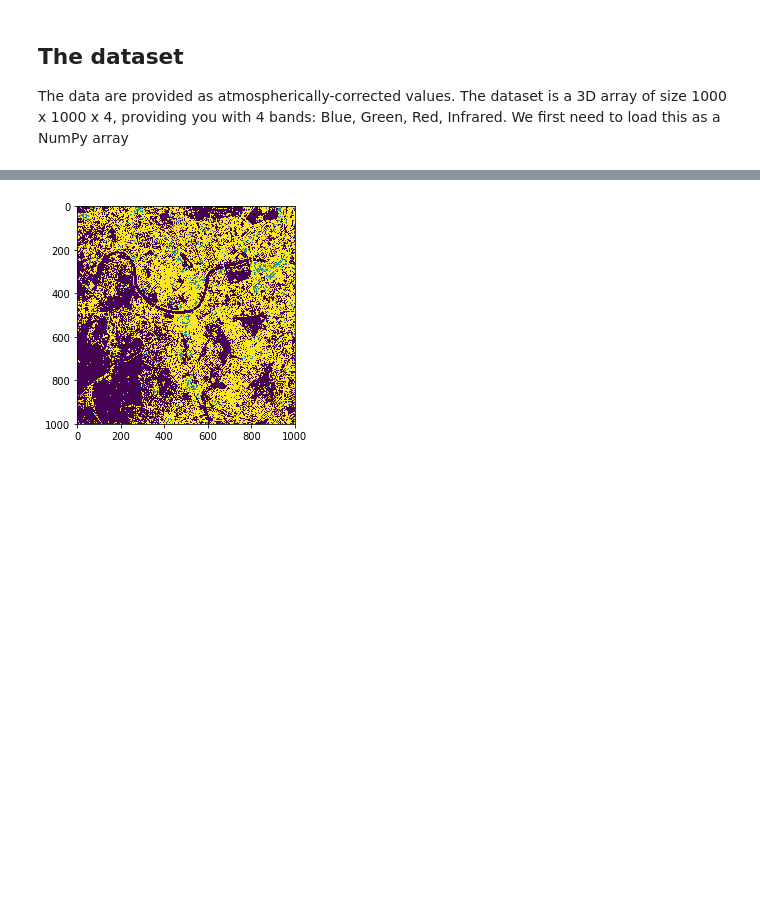
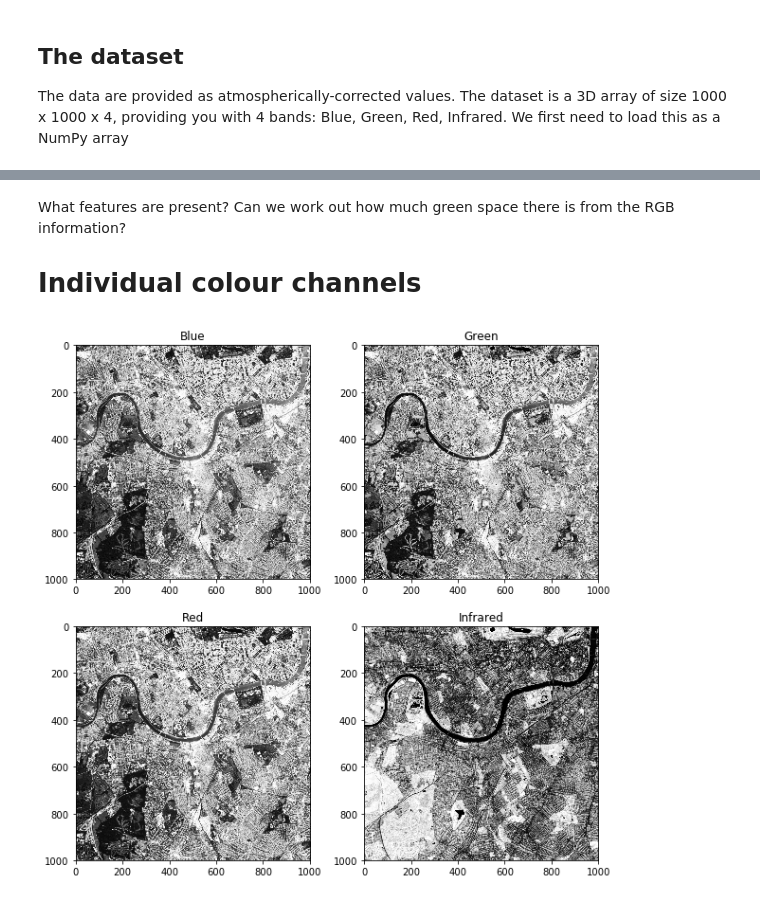
Before and after one commit to joe-fennell/data-analysis-part-1, a Jupyter notebook: Sentinel2_Example.ipynb, the cells around one changed output, grey strips where cells are left out. Saved outputs shown, nothing was run; the diff lists cells and outputs as text; code cells hidden in the pictures; blank space fills up the shorter version.

```diff
--- a/Sentinel2_Example.ipynb
+++ b/Sentinel2_Example.ipynb
@@ -67,5 +63,0 @@ clusters = clusterer.fit_predict(DR_output[:,0:2])
-# %%
-plt.imshow(clusters.reshape(m,n))
-plt.show()
-# %% [output]
-[figure, removed]
@@ -79,0 +64,22 @@ np.save('data/satellite_data.npy',arr2)
+# %% [markdown]
+What features are present?
+Can we work out how much green space there is from the RGB information?
+
+# Individual colour channels
+# %%
+f = plt.figure(figsize=(10,10))
+f.add_subplot(221)
+plt.imshow(image_histogram_equalization(im1[:,:,0]),'binary_r')
+plt.title('Blue')
+f.add_subplot(222)
+plt.imshow(image_histogram_equalization(im1[:,:,1]),'binary_r')
+plt.title('Green')
+f.add_subplot(223)
+plt.imshow(image_histogram_equalization(im1[:,:,2]),'binary_r')
+plt.title('Red')
+f.add_subplot(224)
+plt.imshow(image_histogram_equalization(im1[:,:,3]),'binary_r')
+plt.title('Infrared')
+plt.show()
+# %% [output]
+[figure, added]
```
Also changed, not shown: parts of 18 cells of this notebook.
